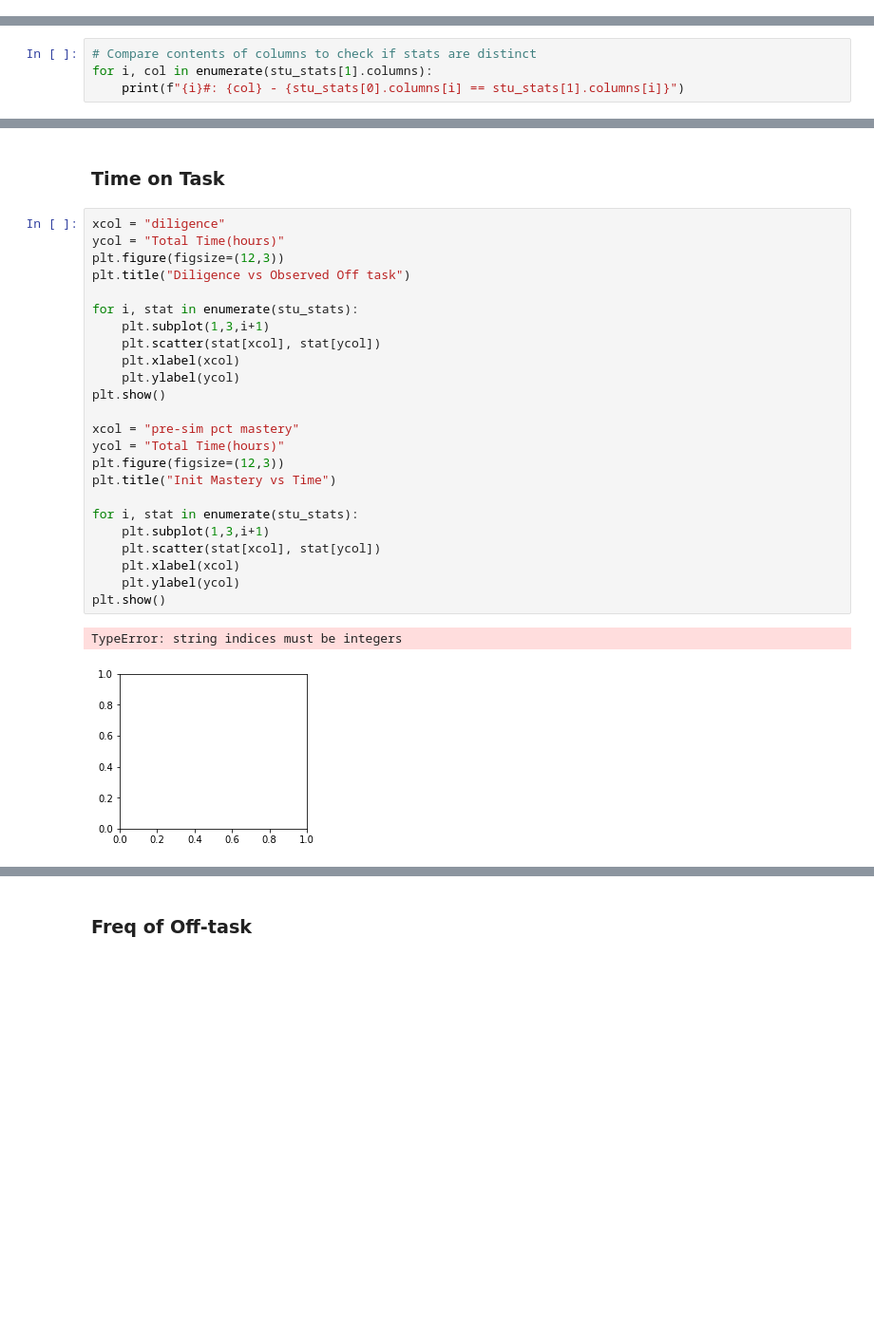
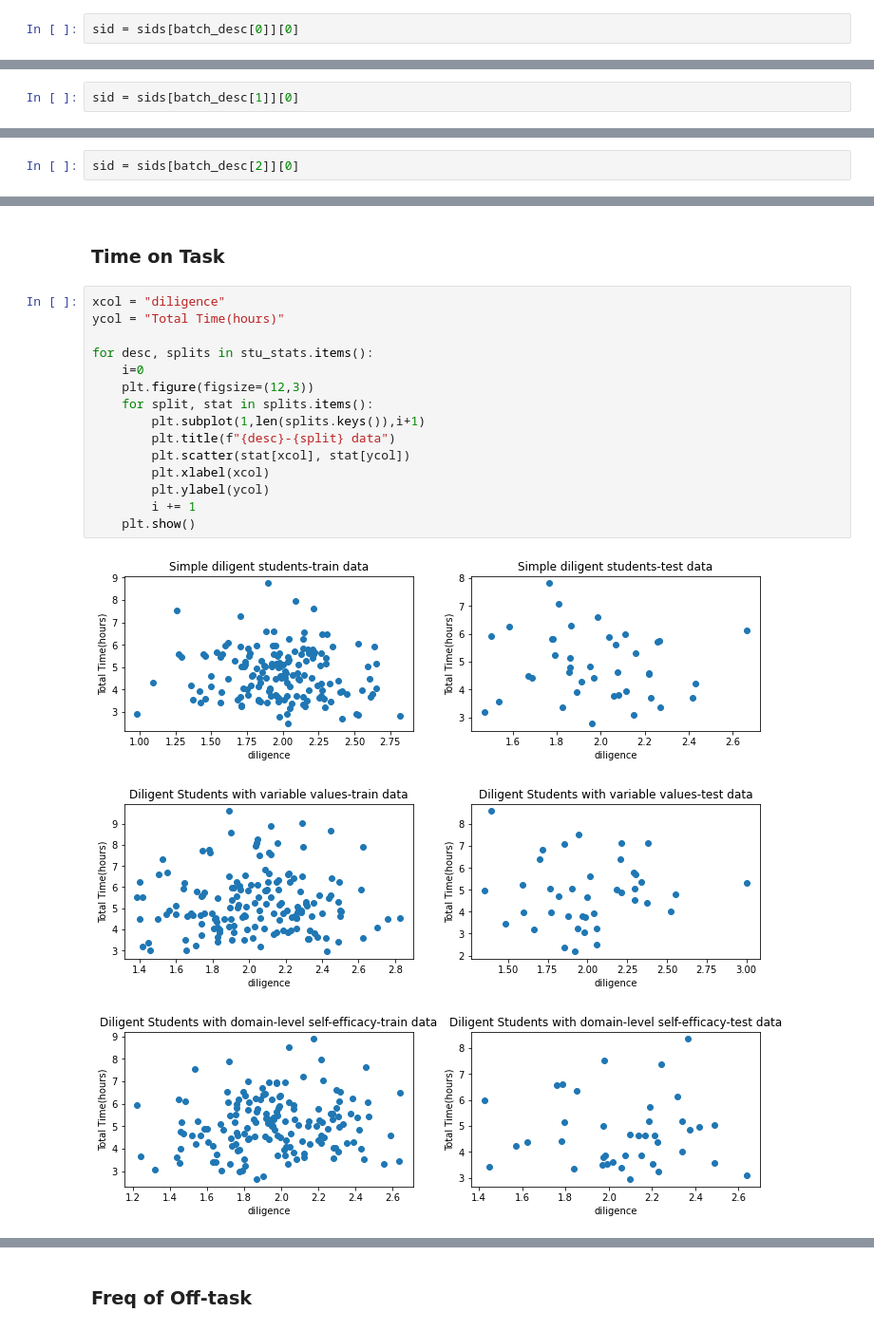
Before and after one commit to stevencdang/MotivSim, a Jupyter notebook: notebooks/Compare_Dil_est.ipynb, the cells around one changed output, grey strips where cells are left out. Shown: that part at 95% size. Cells and saved outputs as stored; diff of their text form; blank space fills up the shorter version.

```diff
--- a/notebooks/Compare_Dil_est.ipynb
+++ b/notebooks/Compare_Dil_est.ipynb
@@ -386,3 +368,5 @@ sid = sids1
+# %%
+sid = sids[batch_desc[0]][0]
 # %%
 args = [db, calc.get_stu_parameters, sid, 10]
 sim_students, runtime = time_calc(batch_calc, args)
@@ -655,3 +632,5 @@ sid = sids2
+# %%
+sid = sids[batch_desc[1]][0]
 # %%
 args = [db, calc.get_stu_parameters, sid, 10]
 sim_students, runtime = time_calc(batch_calc, args)
@@ -902,3 +840,5 @@ sid = sids3
+# %%
+sid = sids[batch_desc[2]][0]
 # %%
 args = [db, calc.get_stu_parameters, sid, 10]
 sim_students, runtime = time_calc(batch_calc, args)
@@ -1220,4 +1152,0 @@ INFO:learner.decider:Merged new stats together: (100, 41)
-# %%
-# Compare contents of columns to check if stats are distinct
-for i, col in enumerate(stu_stats[1].columns):
-    print(f"{i}#: {col} - {stu_stats[0].columns[i] == stu_stats[1].columns[i]}")
@@ -1244,27 +1155,19 @@ for i, col in enumerate(stu_stats[1].columns):
 # %%
 xcol = "diligence"
 ycol = "Total Time(hours)"
-plt.figure(figsize=(12,3))
-plt.title("Diligence vs Observed Off task")
 
-for i, stat in enumerate(stu_stats):
-    plt.subplot(1,3,i+1)
-    plt.scatter(stat[xcol], stat[ycol])
-    plt.xlabel(xcol)
-    plt.ylabel(ycol)
-plt.show()
-
-xcol = "pre-sim pct mastery"
-ycol = "Total Time(hours)"
-plt.figure(figsize=(12,3))
-plt.title("Init Mastery vs Time")
-
-for i, stat in enumerate(stu_stats):
-    plt.subplot(1,3,i+1)
-    plt.scatter(stat[xcol], stat[ycol])
-    plt.xlabel(xcol)
-    plt.ylabel(ycol)
-plt.show()
+for desc, splits in stu_stats.items():
+    i=0
+    plt.figure(figsize=(12,3))
+    for split, stat in splits.items():
+        plt.subplot(1,len(splits.keys()),i+1)
+        plt.title(f"{desc}-{split} data")
+        plt.scatter(stat[xcol], stat[ycol])
+        plt.xlabel(xcol)
+        plt.ylabel(ycol)
+        i += 1
+    plt.show()
 # %% [output]
-TypeError: string indices must be integers
-[figure, old version]
+[figure, new version]
+[figure, added]
+[figure, added]
```
Also changed, not shown: parts of 109 cells of this notebook, 7 other files.
